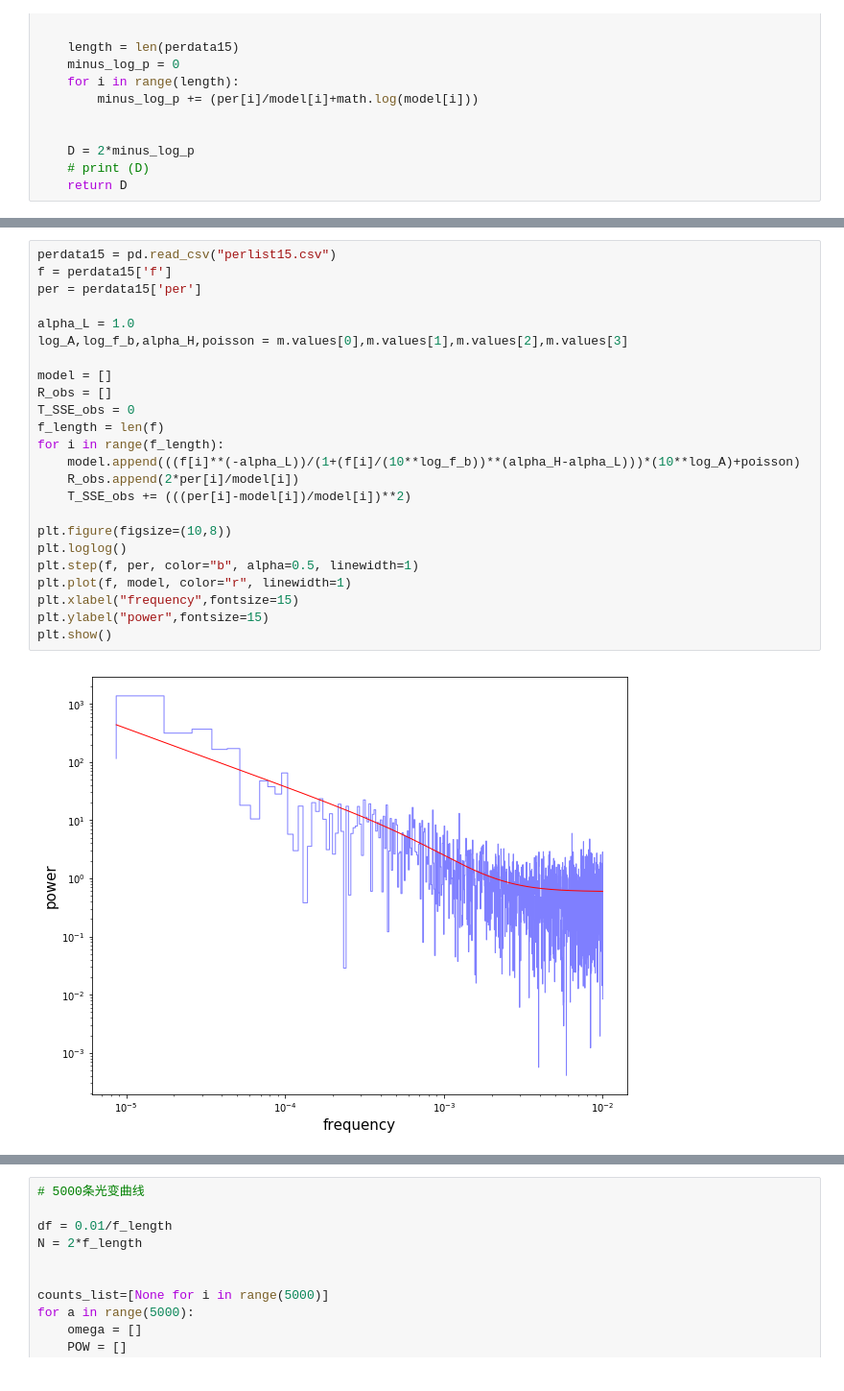
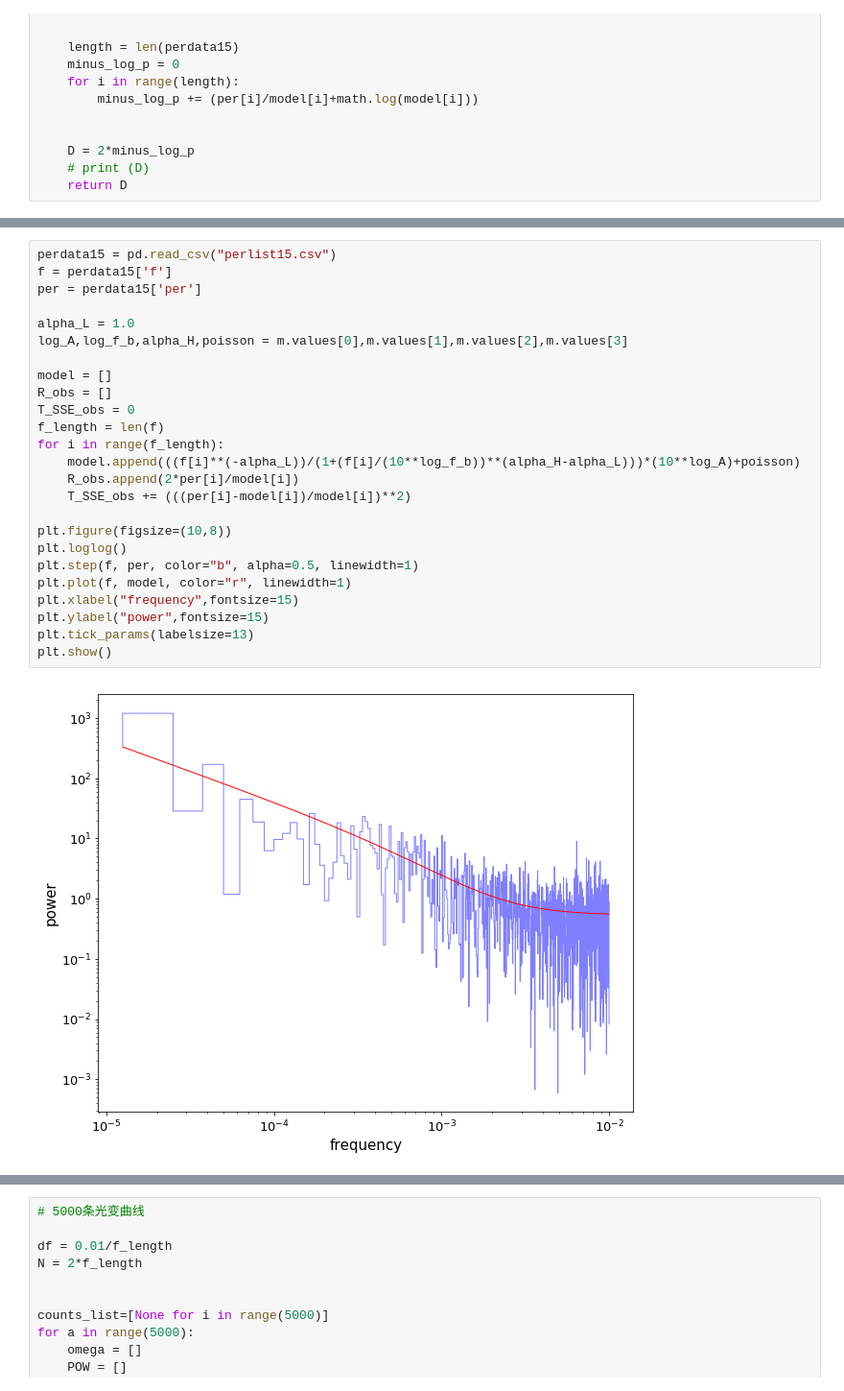
Before and after one commit to Ylllllax/Graduation-thesis-work-2019, a Jupyter notebook: PG1244+026/Bayesian test PG1244+026(15).ipynb, the cells around one changed output, grey strips where cells are left out. Shown at 96% size. Cells and saved outputs as stored; diff of their text form.

```diff
--- a/PG1244+026/Bayesian test PG1244+026(15).ipynb
+++ b/PG1244+026/Bayesian test PG1244+026(15).ipynb
@@ -68,29 +68,30 @@ pprint(m.fval)
 # %%
 perdata15 = pd.read_csv("perlist15.csv")
 f = perdata15['f']
 per = perdata15['per']
 
 alpha_L = 1.0
 log_A,log_f_b,alpha_H,poisson = m.values[0],m.values[1],m.values[2],m.values[3]
 
 model = []
 R_obs = []
 T_SSE_obs = 0
 f_length = len(f)
 for i in range(f_length):
     model.append(((f[i]**(-alpha_L))/(1+(f[i]/(10**log_f_b))**(alpha_H-alpha_L)))*(10**log_A)+poisson)
     R_obs.append(2*per[i]/model[i])
     T_SSE_obs += (((per[i]-model[i])/model[i])**2)
 
 plt.figure(figsize=(10,8))
 plt.loglog()
 plt.step(f, per, color="b", alpha=0.5, linewidth=1)
 plt.plot(f, model, color="r", linewidth=1)
 plt.xlabel("frequency",fontsize=15)
 plt.ylabel("power",fontsize=15)
+plt.tick_params(labelsize=13)
 plt.show()
 # %% [output]
-[figure, old version]
+[figure, new version]
 # %%
 # 两个统计量
 T_R_obs = max(R_obs)
```
Also changed, not shown: parts of 19 cells of this notebook, 3 other files.
